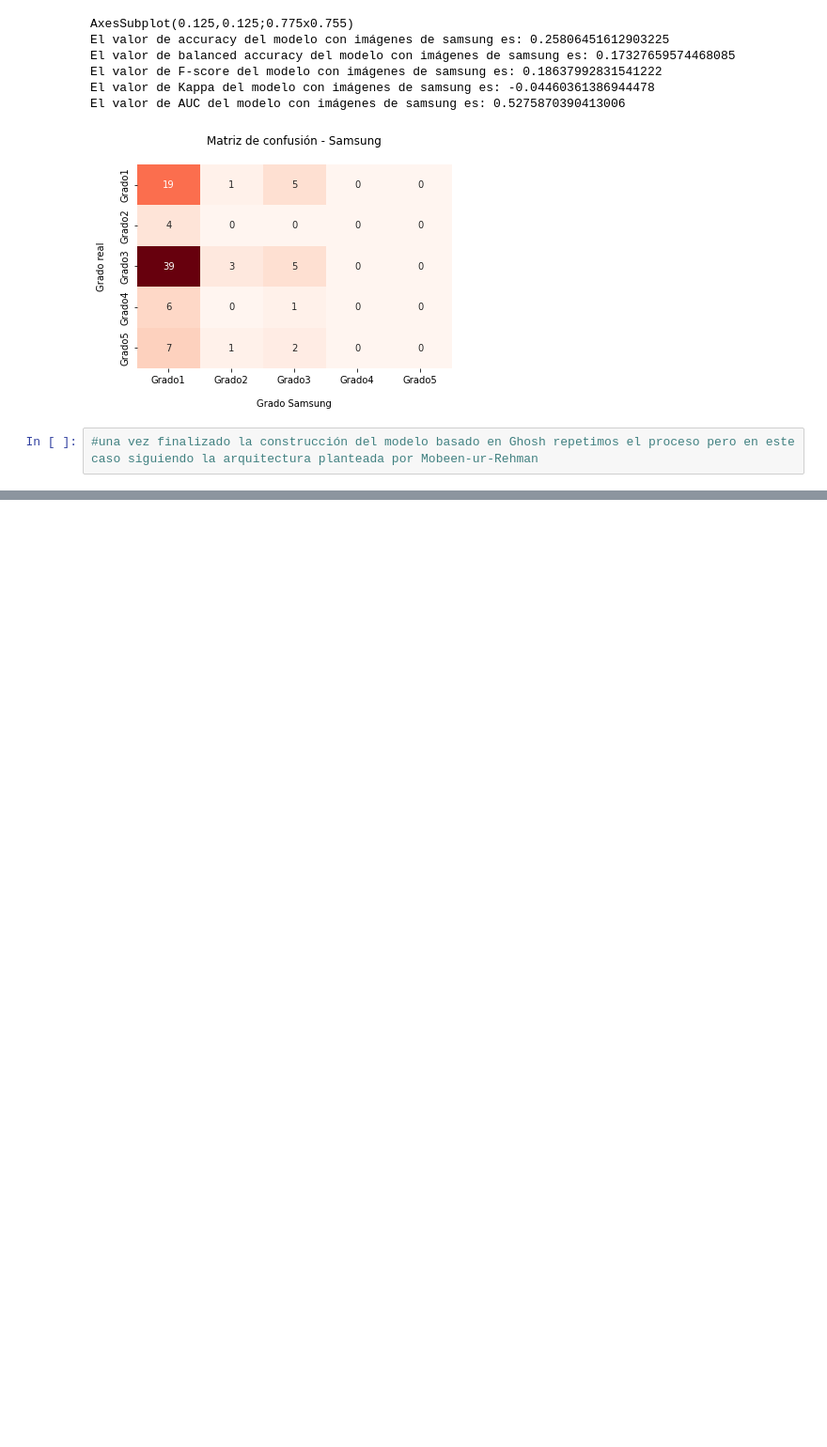
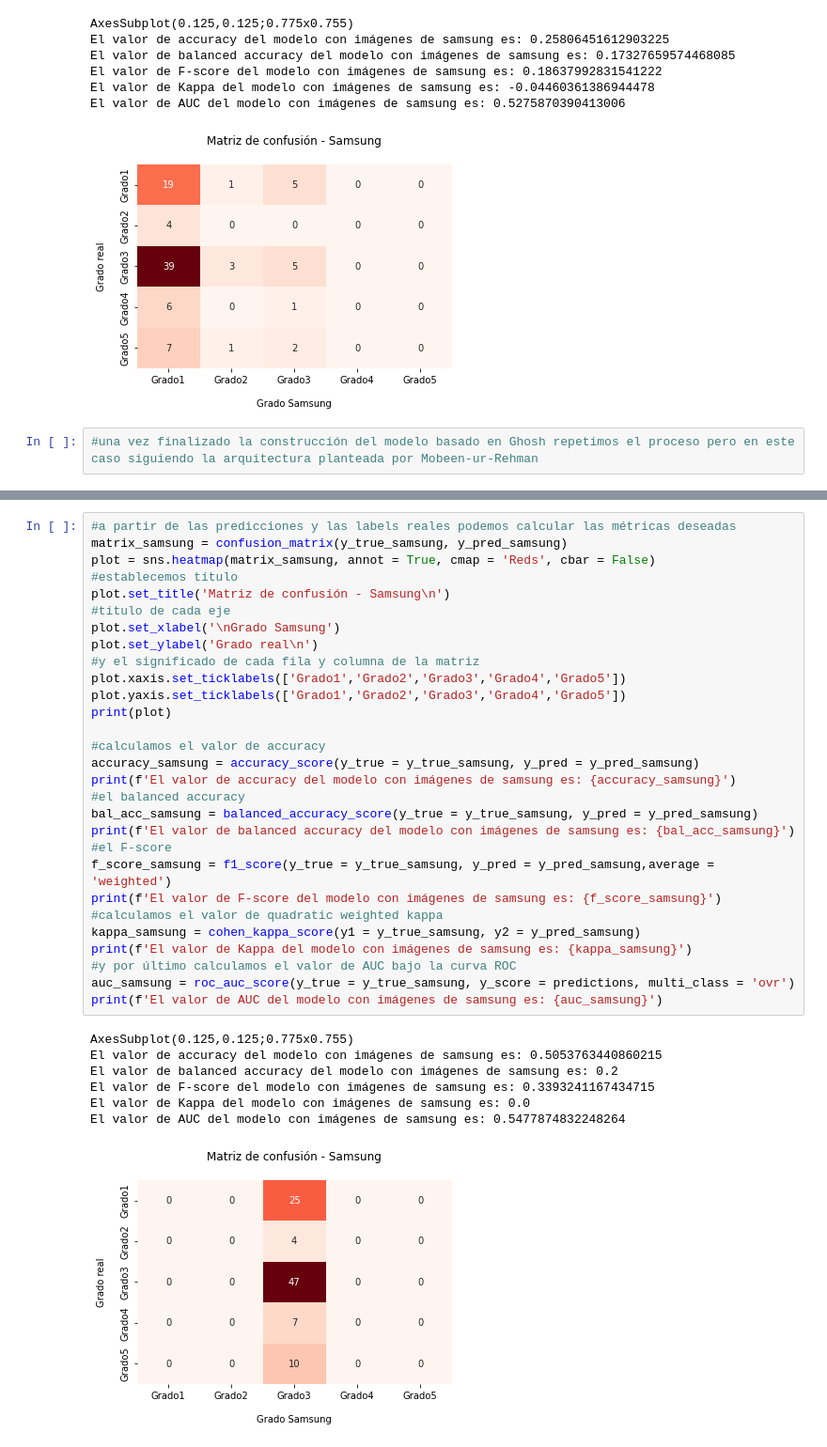
Before and after one commit to SamuelLozanoJuarez/CNN_and_Diabetic_Retinopathy, a Jupyter notebook: Nuevas_Arquitecturas_Básicas.ipynb, the cells around one changed output, grey strips where cells are left out. Shown at 94% size. Saved outputs shown, nothing was run; the diff lists cells and outputs as text; blank space fills up the shorter version.

```diff
--- a/Nuevas_Arquitecturas_Básicas.ipynb
+++ b/Nuevas_Arquitecturas_Básicas.ipynb
@@ -450,0 +666,37 @@ class Mobeen(nn.Module):
+# %%
+#a partir de las predicciones y las labels reales podemos calcular las métricas deseadas
+matrix_samsung = confusion_matrix(y_true_samsung, y_pred_samsung)
+plot = sns.heatmap(matrix_samsung, annot = True, cmap = 'Reds', cbar = False)
+#establecemos título
+plot.set_title('Matriz de confusión - Samsung\n')
+#título de cada eje
+plot.set_xlabel('\nGrado Samsung')
+plot.set_ylabel('Grado real\n')
+#y el significado de cada fila y columna de la matriz
+plot.xaxis.set_ticklabels(['Grado1','Grado2','Grado3','Grado4','Grado5'])
+plot.yaxis.set_ticklabels(['Grado1','Grado2','Grado3','Grado4','Grado5'])
+print(plot)
+
+#calculamos el valor de accuracy
+accuracy_samsung = accuracy_score(y_true = y_true_samsung, y_pred = y_pred_samsung)
+print(f'El valor de accuracy del modelo con imágenes de samsung es: {accuracy_samsung}')
+#el balanced accuracy
+bal_acc_samsung = balanced_accuracy_score(y_true = y_true_samsung, y_pred = y_pred_samsung)
+print(f'El valor de balanced accuracy del modelo con imágenes de samsung es: {bal_acc_samsung}')
+#el F-score
+f_score_samsung = f1_score(y_true = y_true_samsung, y_pred = y_pred_samsung,average = 'weighted')
+print(f'El valor de F-score del modelo con imágenes de samsung es: {f_score_samsung}')
+#calculamos el valor de quadratic weighted kappa
+kappa_samsung = cohen_kappa_score(y1 = y_true_samsung, y2 = y_pred_samsung)
+print(f'El valor de Kappa del modelo con imágenes de samsung es: {kappa_samsung}')
+#y por último calculamos el valor de AUC bajo la curva ROC
+auc_samsung = roc_auc_score(y_true = y_true_samsung, y_score = predictions, multi_class = 'ovr')
+print(f'El valor de AUC del modelo con imágenes de samsung es: {auc_samsung}')
+# %% [output]
+AxesSubplot(0.125,0.125;0.775x0.755)
+El valor de accuracy del modelo con imágenes de samsung es: 0.5053763440860215
+El valor de balanced accuracy del modelo con imágenes de samsung es: 0.2
+El valor de F-score del modelo con imágenes de samsung es: 0.3393241167434715
+El valor de Kappa del modelo con imágenes de samsung es: 0.0
+El valor de AUC del modelo con imágenes de samsung es: 0.5477874832248264
+[figure, added]
```
Also changed, not shown: parts of 15 cells of this notebook.
